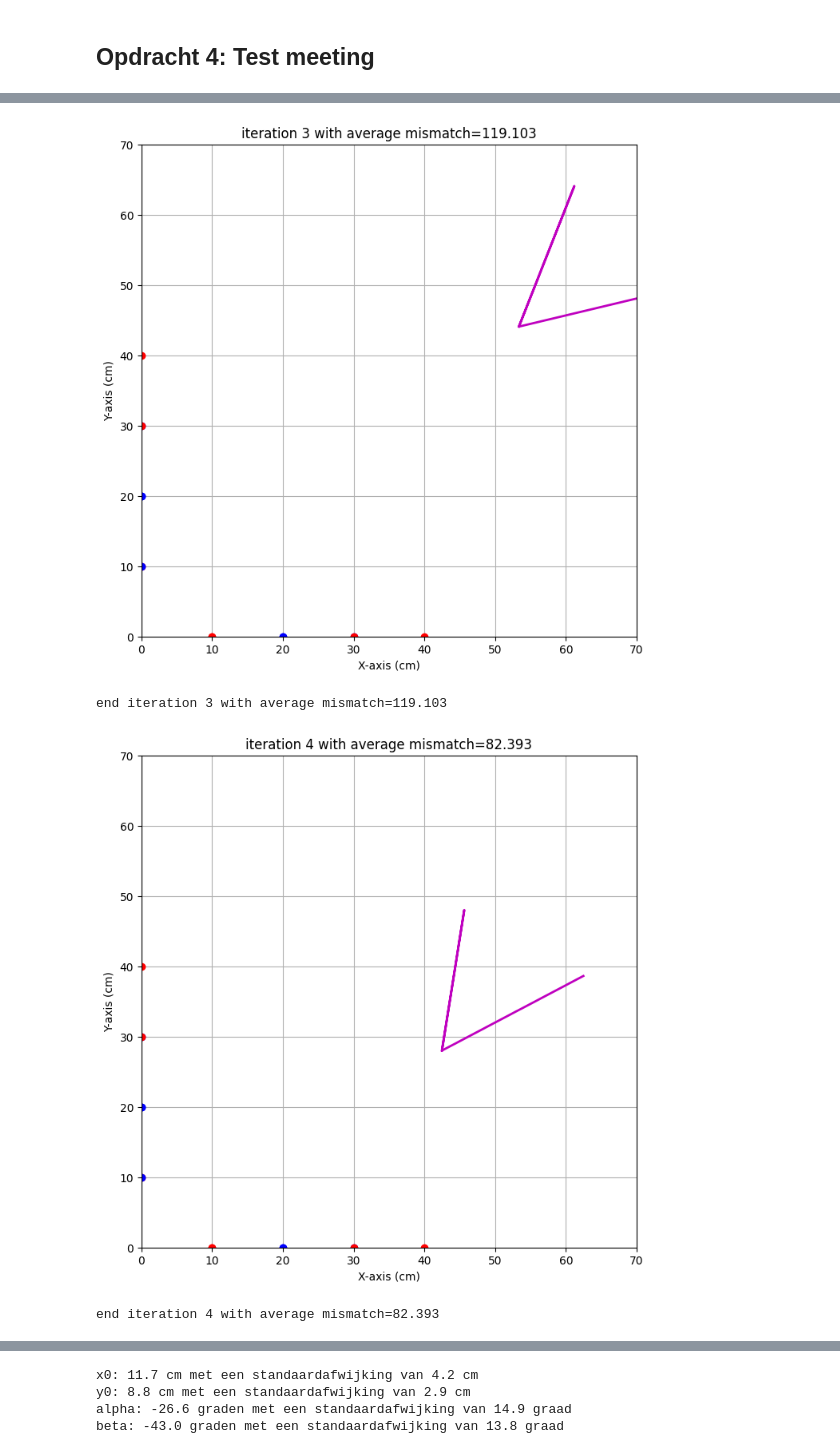
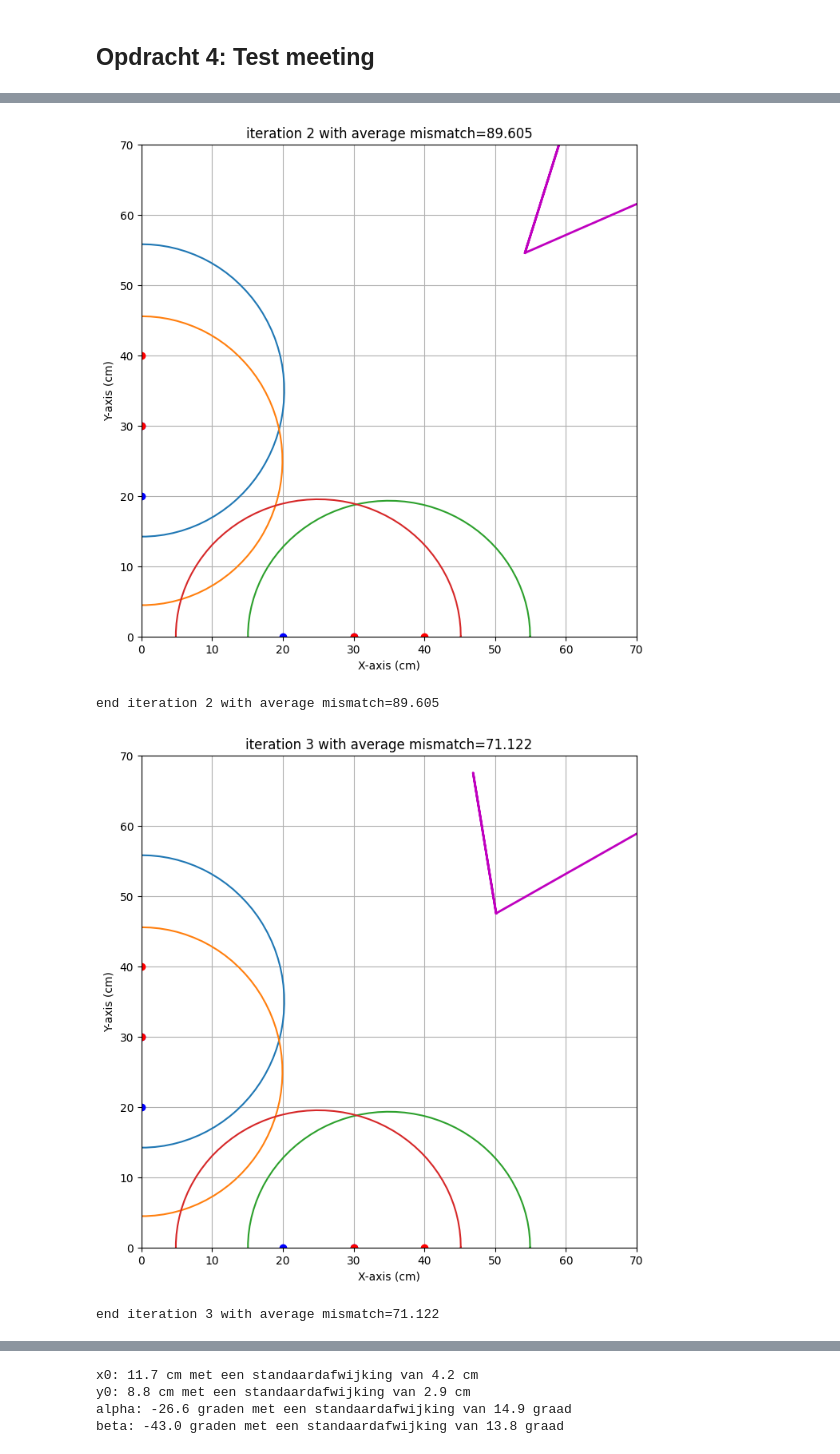
Before and after one commit to cs50202/opdrachten-DEF-D-, a Jupyter notebook: FysiekeOntwerpopdrachten/4OntwerpEenAlgoritmeEchoAkoestisch/DEFOntwerpopdracht4AlgoritmeInvulTemplate.ipynb, the cells around one changed output, grey strips where cells are left out. Saved outputs shown, nothing was run; the diff lists cells and outputs as text; code cells hidden in the pictures.

Commit message:
meer data voor algoritme

```diff
--- a/FysiekeOntwerpopdrachten/4OntwerpEenAlgoritmeEchoAkoestisch/DEFOntwerpopdracht4AlgoritmeInvulTemplate.ipynb
+++ b/FysiekeOntwerpopdrachten/4OntwerpEenAlgoritmeEchoAkoestisch/DEFOntwerpopdracht4AlgoritmeInvulTemplate.ipynb
@@ -54,13 +78,13 @@ kalibratie-opstelling groep [nummer]
 
 
 dataSanityCheck = pd.DataFrame(columns=["xs", "ys", "xr", "yr", "R"], data=[
-    [0,40,0,30,1.0],
-    [0,30,0,20,2.0],
-    [0,10,0,20,3.0],
-    [40,0,30,0,4.0],
-    [30,0,20,0,5.0],
-    [10,0,20,0,6.0],
-    [10,0,0,10,7.0]
+    [0,40,0,30,41.6],
+    [0,30,0,20,41.1],
+    #[0,10,0,20,180], deze meting was onrealistisch, dus uitgecomment
+    [40,0,30,0,39.9],
+    [30,0,20,0,40.3],
+    #[10,0,20,0,199.98], deze meting ongeldig voor dezelfde reden, hij pakt de hoek
+    #[10,0,0,10,187.63], deze meting ongeldig, nam de hoek mee
     ])
 
 resultaatSanityCheck = imagingDEF.imagingDEF(dataSanityCheck)
@@ -82,4 +102,4 @@ end iteration 2 with average mismatch=135.016
-[figure, old version]
+[figure, new version]
-end iteration 3 with average mismatch=119.103
+end iteration 2 with average mismatch=89.605
-[figure, old version]
+[figure, new version]
-end iteration 4 with average mismatch=82.393
+end iteration 3 with average mismatch=71.122
```
Also changed, not shown: parts of 6 cells of this notebook, 2 other files.
